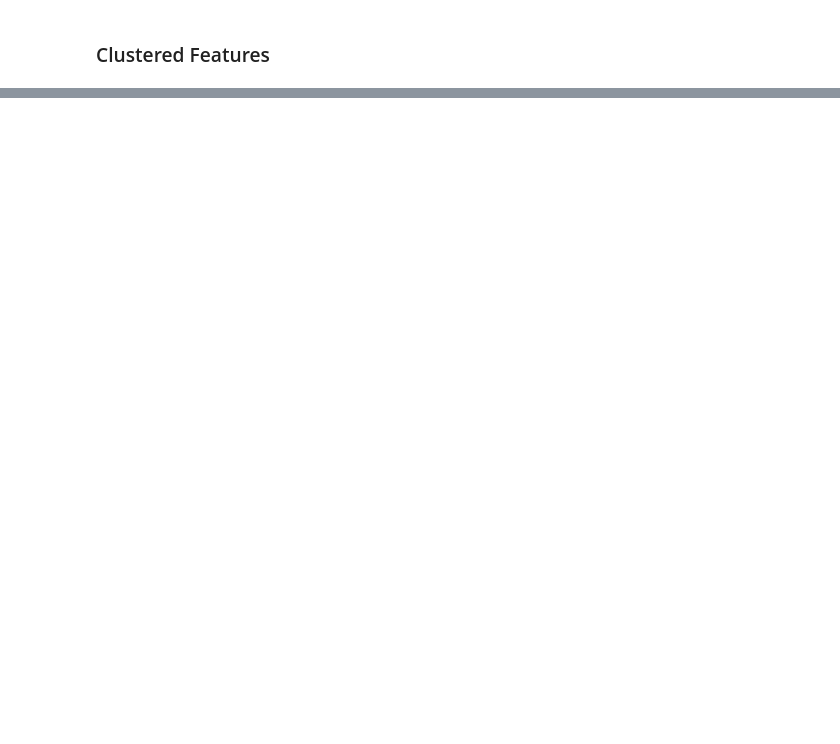
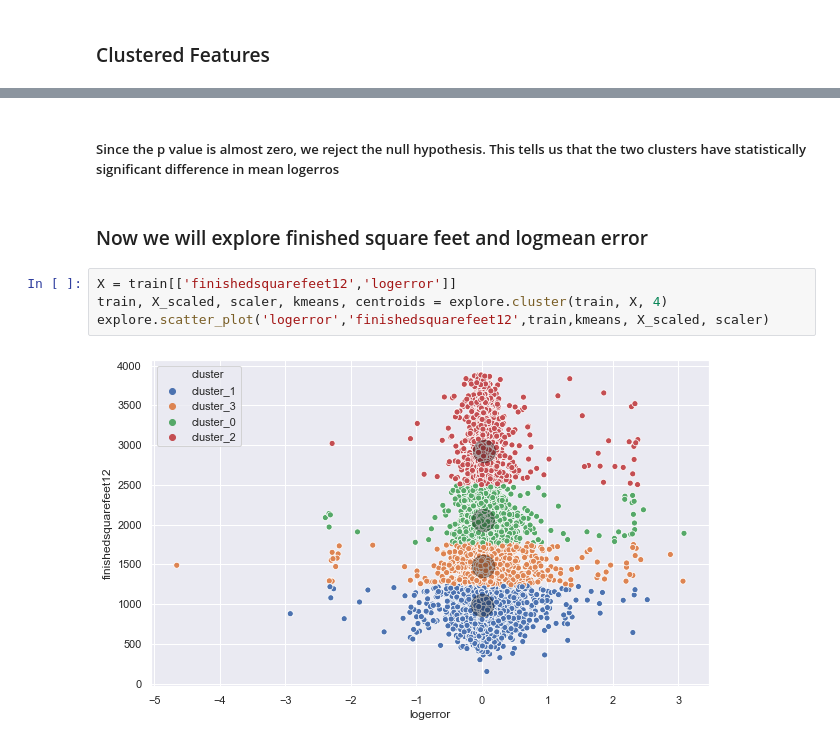
Before and after one commit to clustering-zillow/clustering-zillow, a Jupyter notebook: Walkthrough_1.ipynb, the cells around one changed output, grey strips where cells are left out. Drawn from its saved outputs; the diff is of its cells as text; blank space fills up the shorter version.

```diff
--- a/Walkthrough_1.ipynb
+++ b/Walkthrough_1.ipynb
@@ -274,0 +333,10 @@ sns.scatterplot(x='longitude', y='latitude', hue=zillow.cluster_lot, data=zillow
+# %% [markdown]
+##### Since the p value is almost zero, we reject the null hypothesis. This tells us that the two clusters have statistically significant difference in mean logerros
+# %% [markdown]
+### Now we will explore finished square feet and logmean error
+# %%
+X = train[['finishedsquarefeet12','logerror']]
+train, X_scaled, scaler, kmeans, centroids = explore.cluster(train, X, 4)
+explore.scatter_plot('logerror','finishedsquarefeet12',train,kmeans, X_scaled, scaler)
+# %% [output]
+[figure, added]
```
Also changed, not shown: parts of 37 cells of this notebook.
